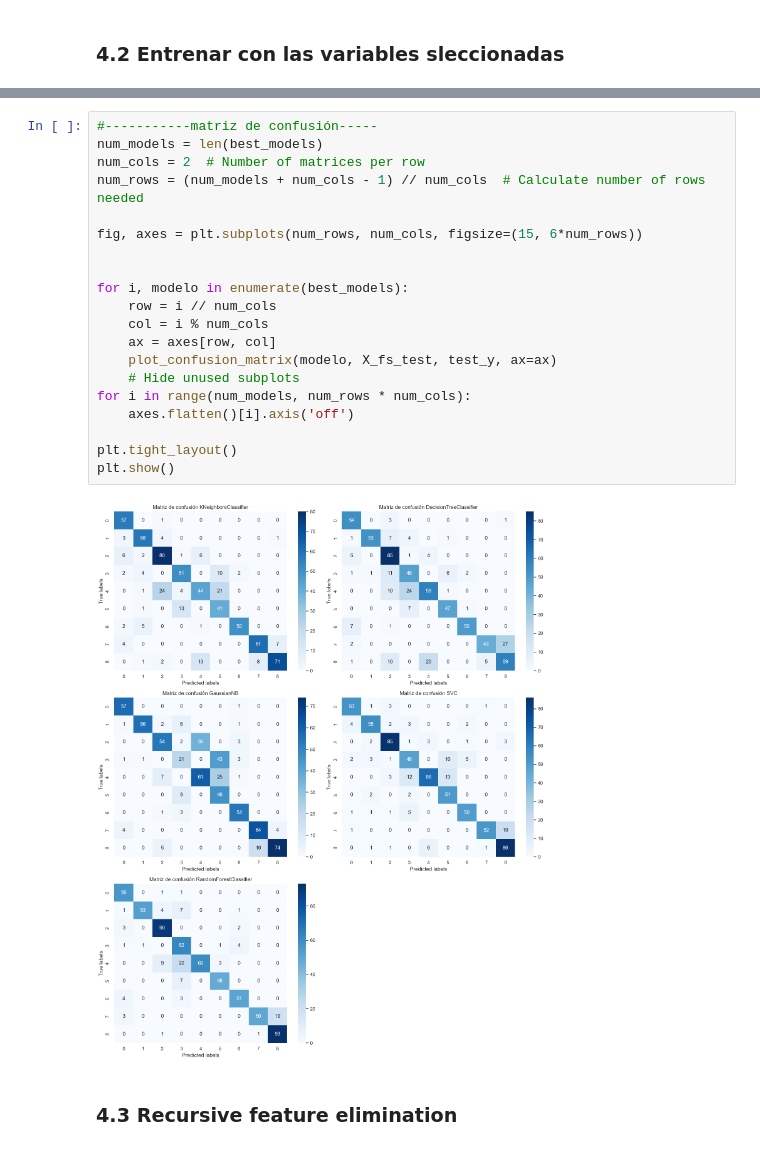
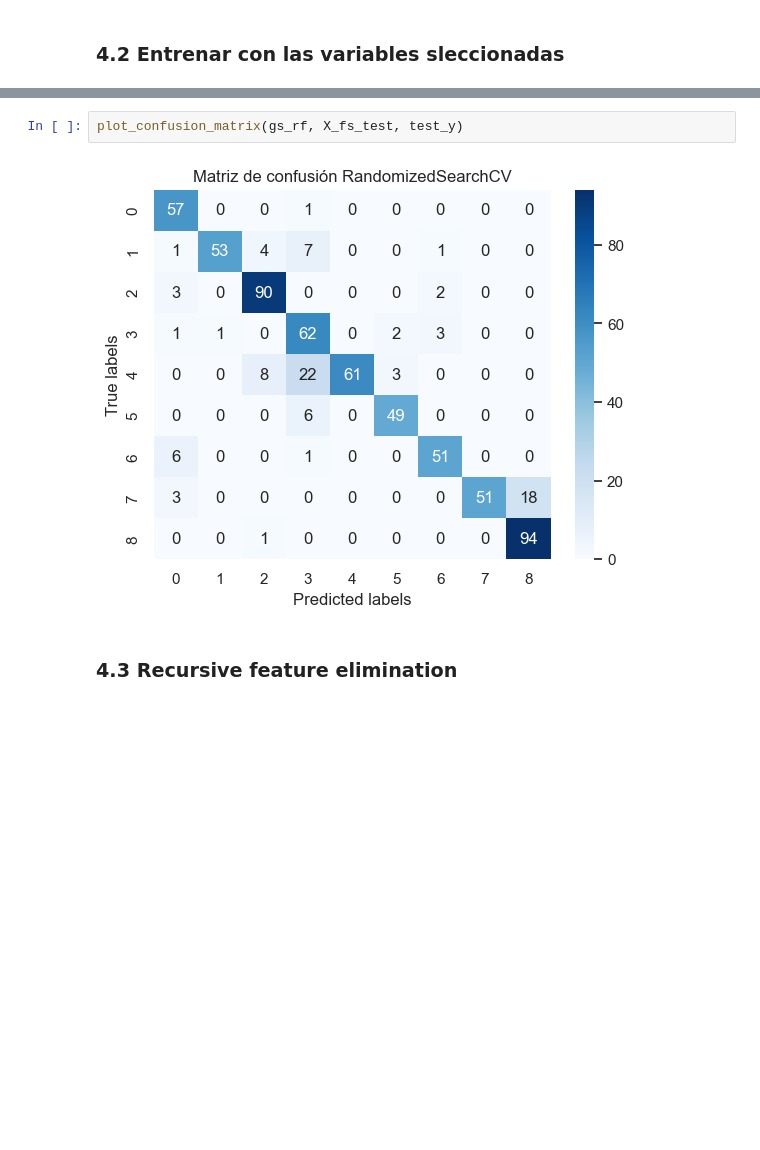
Before and after one commit to nmartinser/Telerehabilitation, a Jupyter notebook: notebooks/ml_gestureLabel.ipynb, the cells around one changed output, grey strips where cells are left out. Saved outputs shown, nothing was run; the diff lists cells and outputs as text; blank space fills up the shorter version.

```diff
--- a/notebooks/ml_gestureLabel.ipynb
+++ b/notebooks/ml_gestureLabel.ipynb
@@ -454,25 +463,7 @@ weighted avg       0.88      0.85      0.85       662
-# %%
-#-----------matriz de confusión-----
-num_models = len(best_models)
-num_cols = 2  # Number of matrices per row
-num_rows = (num_models + num_cols - 1) // num_cols  # Calculate number of rows needed
-
-fig, axes = plt.subplots(num_rows, num_cols, figsize=(15, 6*num_rows))
-
-
-for i, modelo in enumerate(best_models):
-    row = i // num_cols
-    col = i % num_cols
-    ax = axes[row, col]
-    plot_confusion_matrix(modelo, X_fs_test, test_y, ax=ax)
-    # Hide unused subplots
-for i in range(num_models, num_rows * num_cols):
-    axes.flatten()[i].axis('off')
-
-plt.tight_layout()
-plt.show()
-# %% [output]
-[figure, removed]
+# %%
+plot_confusion_matrix(gs_rf, X_fs_test, test_y)
+# %% [output]
+[figure, added]
 # %% [markdown]
 ### 4.3 Recursive feature elimination
 # %%
```
Also changed, not shown: parts of 15 cells of this notebook.
